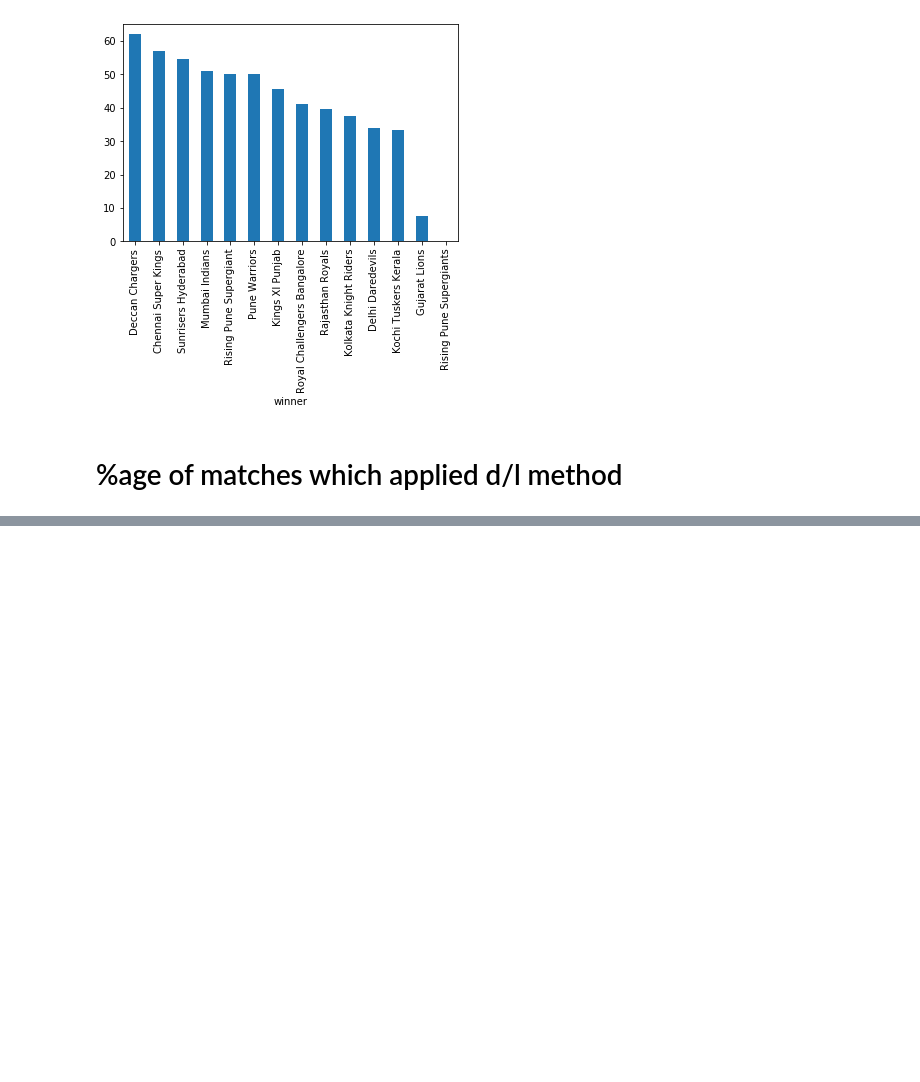
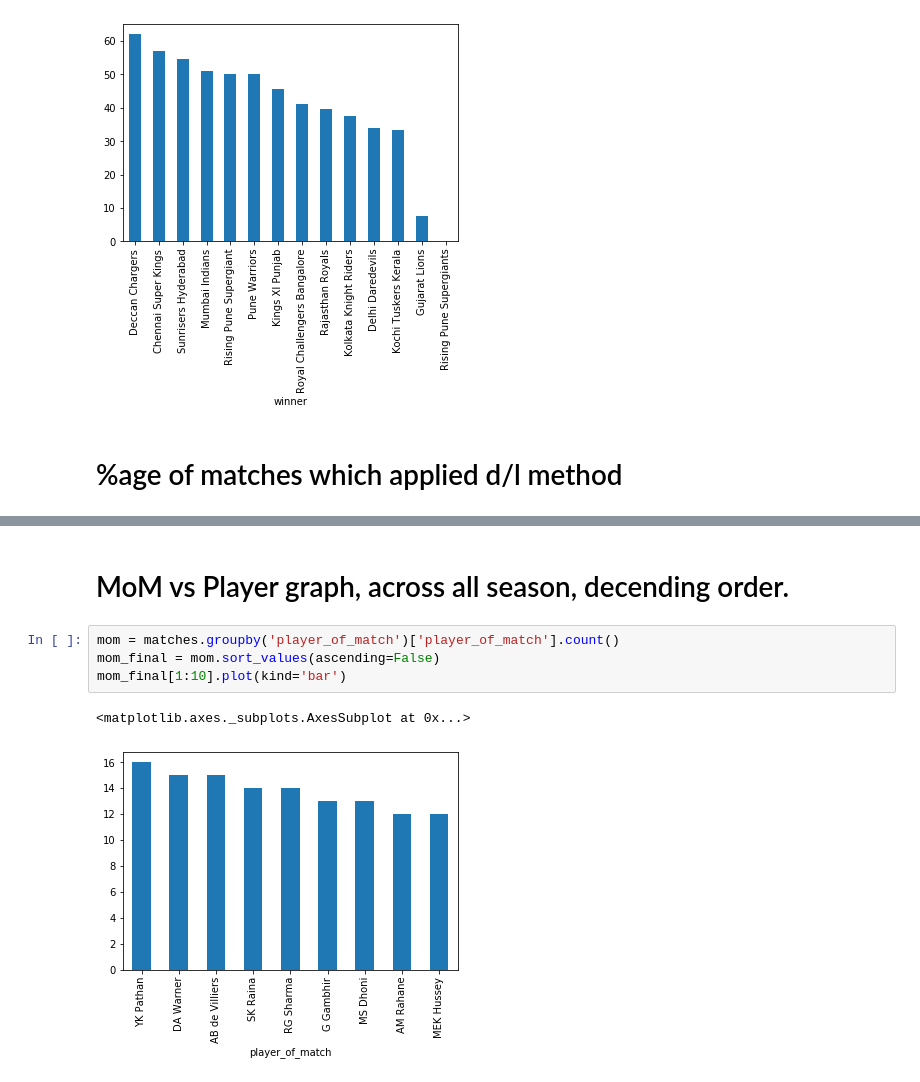
Before and after one commit to kumarishalini13/Machine-Learning, a Jupyter notebook: IPL.ipynb, the cells around one changed output, grey strips where cells are left out. Saved outputs shown, nothing was run; the diff lists cells and outputs as text; blank space fills up the shorter version.

```diff
--- a/IPL.ipynb
+++ b/IPL.ipynb
@@ -96,0 +89,9 @@ dtype: int64
+# %% [markdown]
+# MoM vs Player graph, across all season, decending order.
+# %%
+mom = matches.groupby('player_of_match')['player_of_match'].count()
+mom_final = mom.sort_values(ascending=False)
+mom_final[1:10].plot(kind='bar')
+# %% [output]
+<matplotlib.axes._subplots.AxesSubplot at 0x...>
+[figure, added]
```
Also changed, not shown: parts of 14 cells of this notebook.
